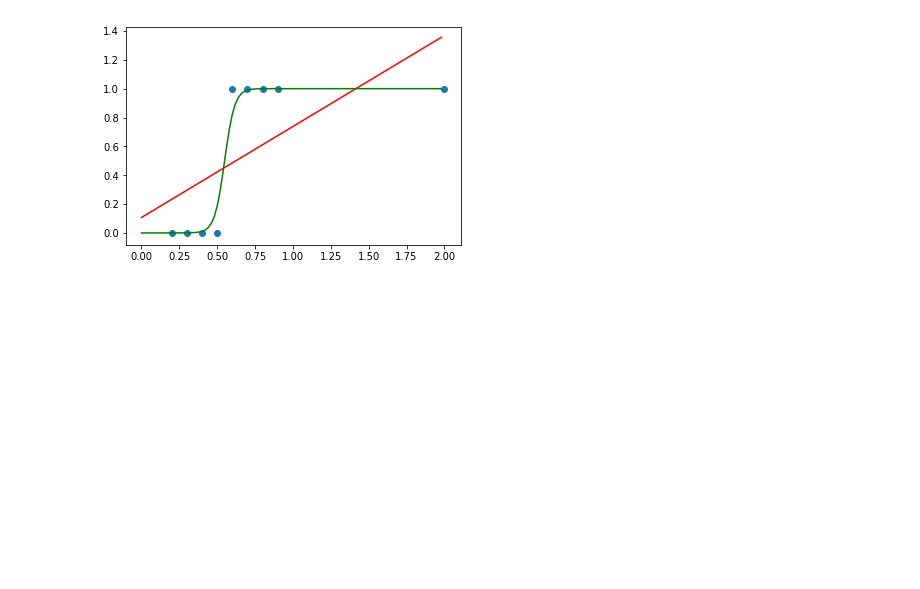
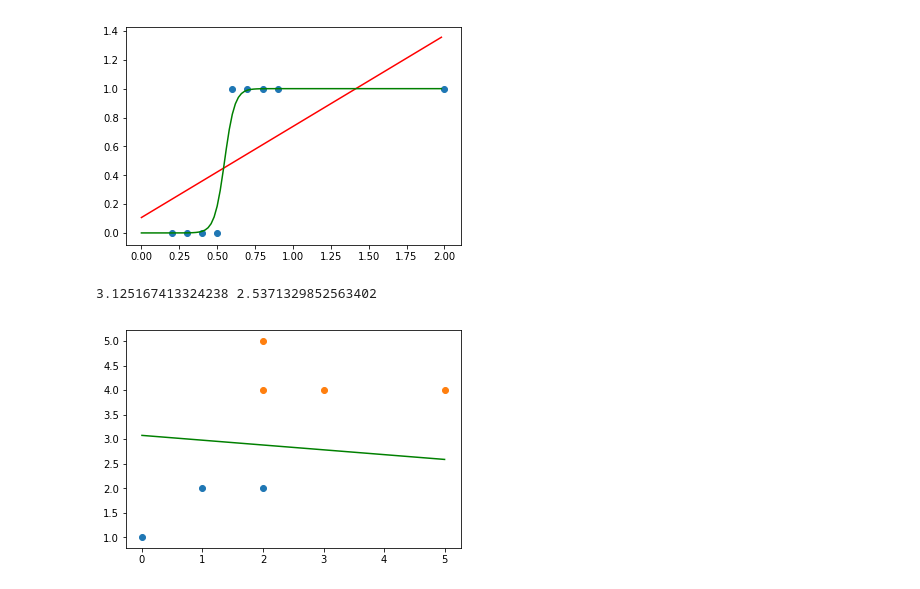
Before and after one commit to Nanored4498/M1IF-ML-cours, a Jupyter notebook: figures.ipynb, the cells around one changed output. Drawn from its saved outputs; the diff is of its cells as text; code cells hidden in the pictures; blank space fills up the shorter version.

```diff
--- a/figures.ipynb
+++ b/figures.ipynb
@@ -179,3 +176,35 @@ pl.show()
 0.10679611650485427 [0.63106796]
 30.138125854587635 -16.54720661231526
 [figure]
+# %%
+import pylab as pl
+
+x = [0, 1, 2, 5, 3, 2, 2]
+x2 = [1, 2, 2, 4, 4, 5, 4]
+y = [0, 0, 0, 1, 1, 1, 1]
+pl.scatter(x[:3], x2[:3])
+pl.scatter(x[3:], x2[3:])
+
+al = 0.02
+a, b, c = 0.3, 3, -10
+def sig(x):
+    return 1/(1+np.exp(-x))
+for _ in range(1000):
+    adda, addb, addc = 0, 0, 0
+    for i in range(len(x)):
+        diff = y[i] - sig(a*x[i]+b*x2[i]+c)
+        adda += diff*x[i]
+        addb += diff*x2[i]
+        addc += diff
+    a += adda*al
+    b += addb*al
+    c += addc*al
+def sep(x):
+    return - (a*x + c) / b
+pl.plot([0, 5], [sep(0), sep(5)], "g")
+print(sep(-0.5), sep(5.5))
+
+pl.show()
+# %% [output]
+3.125167413324238 2.5371329852563402
+[figure, added]
```
Also changed, not shown: parts of 3 cells of this notebook, 1 other file.
